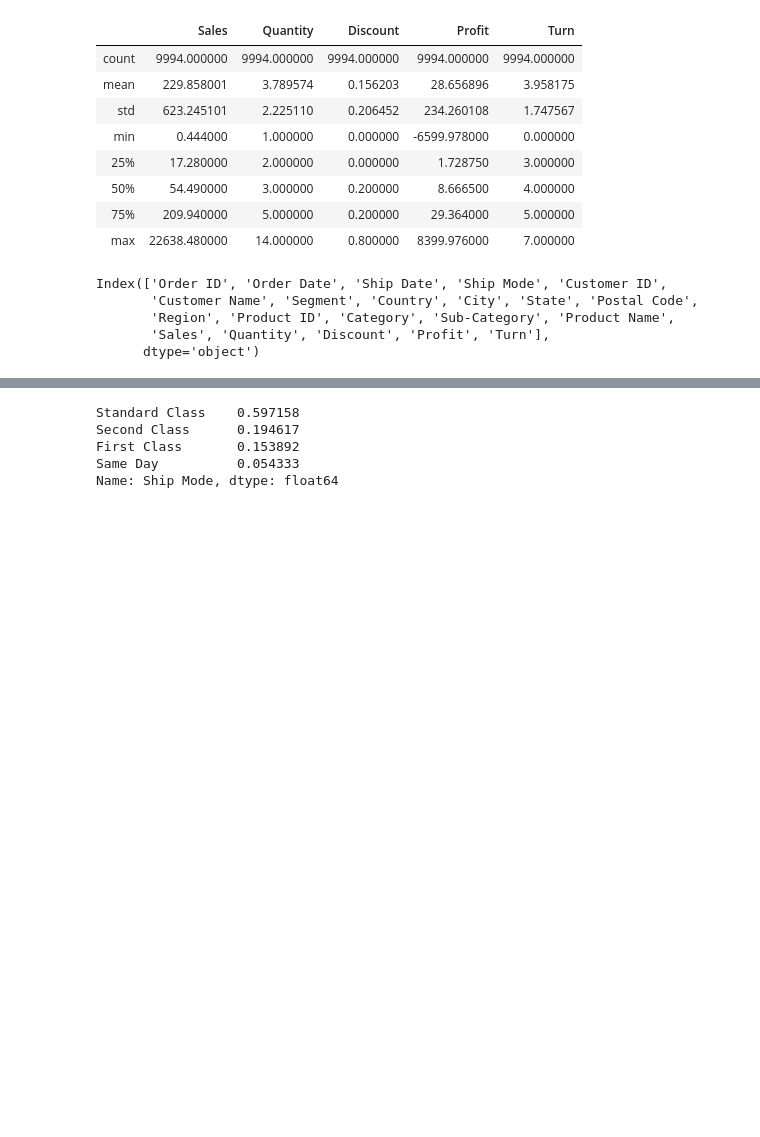
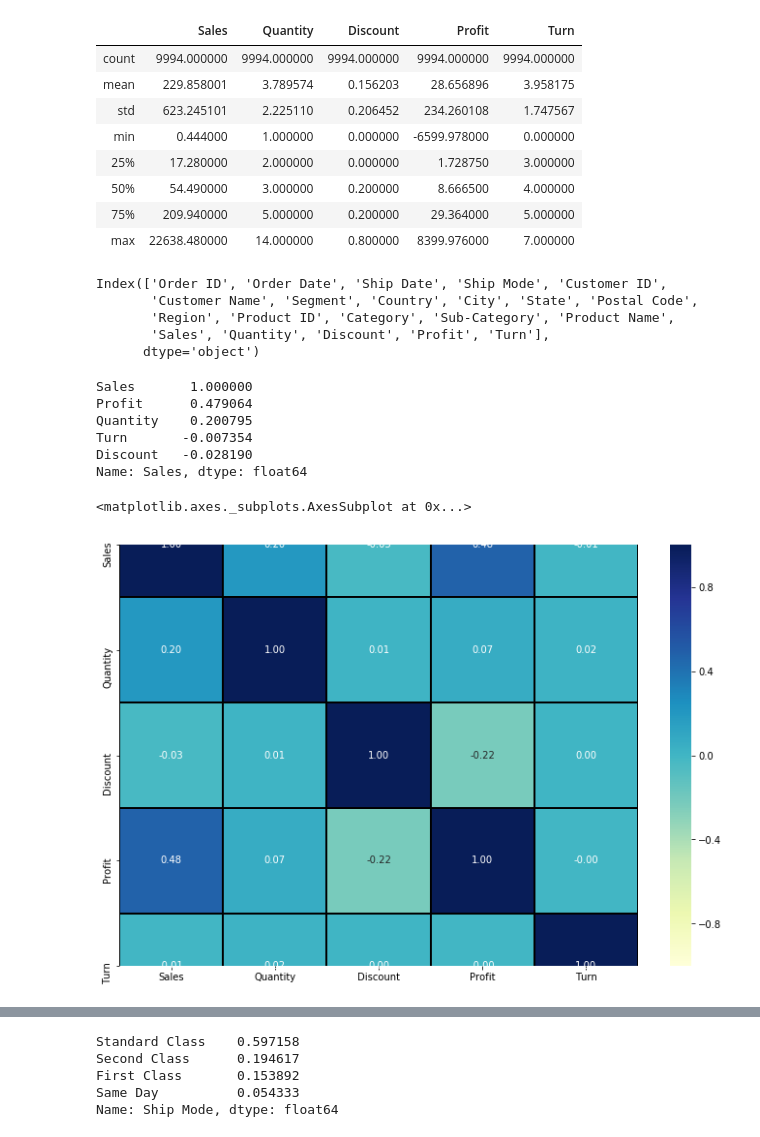
Before and after one commit to carlos-datascientist/neural_networks, a Jupyter notebook: superstore.ipynb, the cells around one changed output, grey strips where cells are left out. Cells and saved outputs as stored; diff of their text form; code cells hidden in the pictures; blank space fills up the shorter version.

```diff
--- a/superstore.ipynb
+++ b/superstore.ipynb
@@ -146,3 +146,20 @@ Index(['Order ID', 'Order Date', 'Ship Date', 'Ship Mode', 'Customer ID',
        'Region', 'Product ID', 'Category', 'Sub-Category', 'Product Name',
        'Sales', 'Quantity', 'Discount', 'Profit', 'Turn'],
       dtype='object')
+# %%
+#Examine correlation between the features
+corr_matrix = store.corr()
+corr_matrix['Sales'].sort_values(ascending=False)
+# %% [output]
+Sales       1.000000
+Profit      0.479064
+Quantity    0.200795
+Turn       -0.007354
+Discount   -0.028190
+Name: Sales, dtype: float64
+# %%
+plt.figure(figsize = (12,8))
+sns.heatmap(store.corr(), vmin=-1, vmax=1, center = 0, linewidths=1.0, cmap='YlGnBu', linecolor = 'black', annot=True, fmt=".2f")
+# %% [output]
+<matplotlib.axes._subplots.AxesSubplot at 0x...>
+[figure, added]
```
Also changed, not shown: parts of 18 cells of this notebook.
